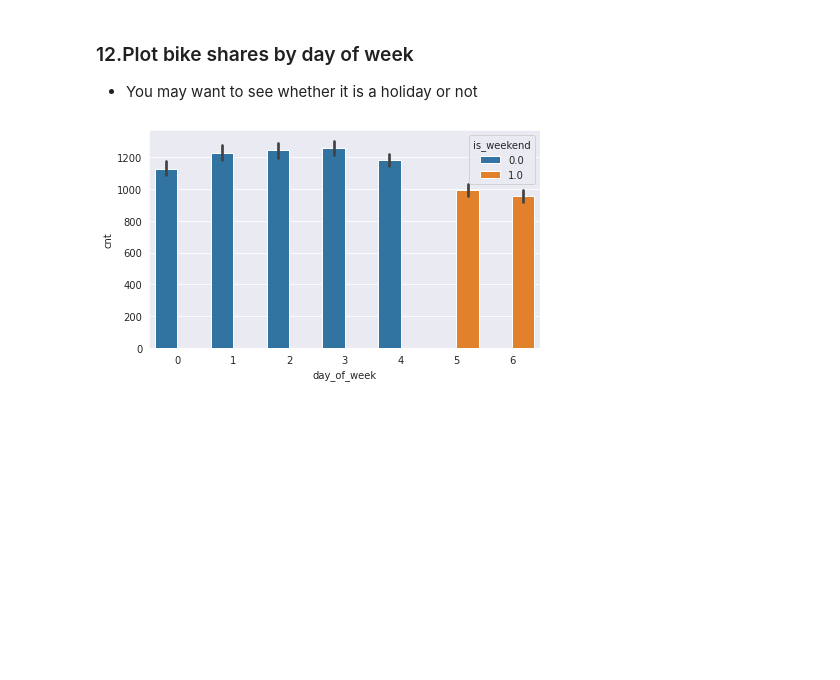
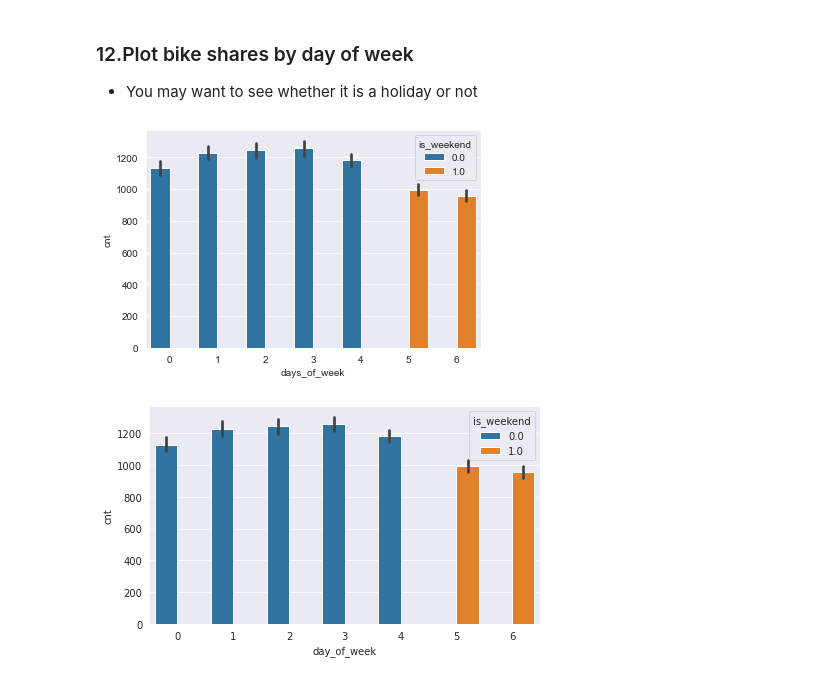
Before and after one commit to cantalcagri/DS-Assignments, a Jupyter notebook: DV_capstone_student (1).ipynb, the cells around one changed output. Saved outputs shown, nothing was run; the diff lists cells and outputs as text; code cells hidden in the pictures; blank space fills up the shorter version.

```diff
--- a/DV_capstone_student (1).ipynb
+++ b/DV_capstone_student (1).ipynb
@@ -456,6 +466,10 @@ sns.pointplot(data = df_new, x = 'hour', y = 'cnt', hue = 'is_holiday');
 # %% [markdown]
 ### 12.Plot bike shares by day of week
 - You may want to see whether it is a holiday or not
+# %%
+sns.barplot(data = df_new, x = 'days_of_week', y = 'cnt', hue = 'is_weekend');
+# %% [output]
+[figure, added]
 # %%
 # with barplot
 # %% [output]
```
Also changed, not shown: parts of 10 cells of this notebook.
